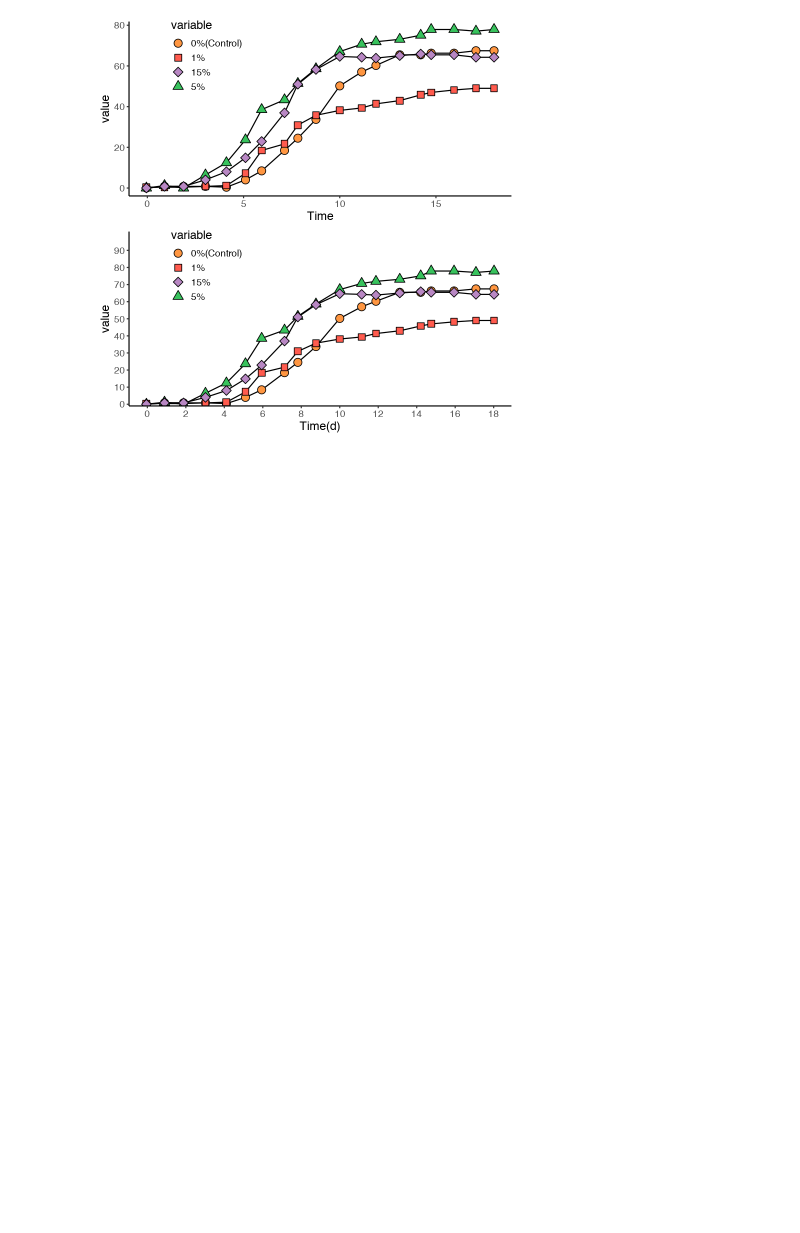
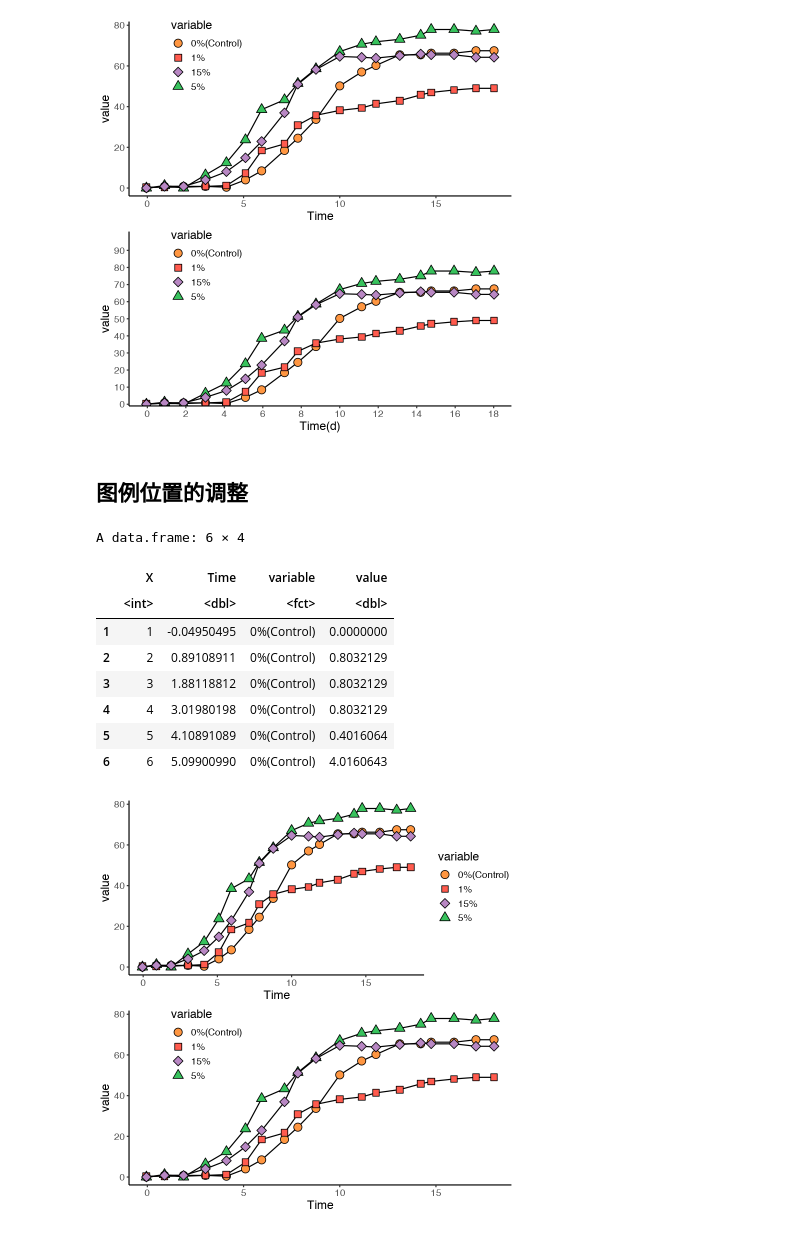
Before and after one commit to peiwang27/R, a Jupyter notebook: R语言数据可视化.ipynb, the cells around one changed output. Saved outputs shown, nothing was run; the diff lists cells and outputs as text; code cells hidden in the pictures; blank space fills up the shorter version.

```diff
--- a/R语言数据可视化.ipynb
+++ b/R语言数据可视化.ipynb
@@ -238,3 +256,43 @@ p2 <- ggplot(data=df, aes(x=Time, y=value, fill=variable, shape=variable)) +
 grid.arrange(p1, p2, nrow=2)
 # %% [output]
 [figure]
+# %% [markdown]
+## 图例位置的调整
+# %%
+head(df)
+p1 <- ggplot(data=df, aes(x=Time, y=value, fill=variable, shape=variable)) +
+    geom_line() +
+    geom_point(size=4, colour='black') +
+    scale_fill_manual(values=c("#FF9641","#FF5B4E","#B887C3","#38C25D")) +
+    scale_shape_manual(values=c(21,22,23,24)) +
+    theme_classic() +
+    theme(
+        text=element_text(size=14, color='black'),
+        legend.background=element_rect(fill='white'),
+        legend.position='right'
+    )
+
+p2 <- ggplot(data=df, aes(x=Time, y=value, fill=variable, shape=variable)) +
+    geom_line() +
+    geom_point(size=4, colour='black') +
+    scale_fill_manual(values=c("#FF9641","#FF5B4E","#B887C3","#38C25D")) +
+    scale_shape_manual(values=c(21,22,23,24)) +
+    theme_classic() +
+    theme(
+        text=element_text(size=14, color='black'),
+        legend.background=element_blank(),
+        legend.position=c(0.2, 0.8)
+    )
+
+grid.arrange(p1, p2, nrow=2, ncol=1)
+# %% [output]
+A data.frame: 6 × 4
+|  | X | Time | variable | value |
+|  | <int> | <dbl> | <fct> | <dbl> |
+| 1 | 1 | -0.04950495 | 0%(Control) | 0.0000000 |
+| 2 | 2 | 0.89108911 | 0%(Control) | 0.8032129 |
+| 3 | 3 | 1.88118812 | 0%(Control) | 0.8032129 |
+| 4 | 4 | 3.01980198 | 0%(Control) | 0.8032129 |
+| 5 | 5 | 4.10891089 | 0%(Control) | 0.4016064 |
+| 6 | 6 | 5.09900990 | 0%(Control) | 4.0160643 |
+[figure, added]
```
Also changed, not shown: parts of 1 cell of this notebook.
